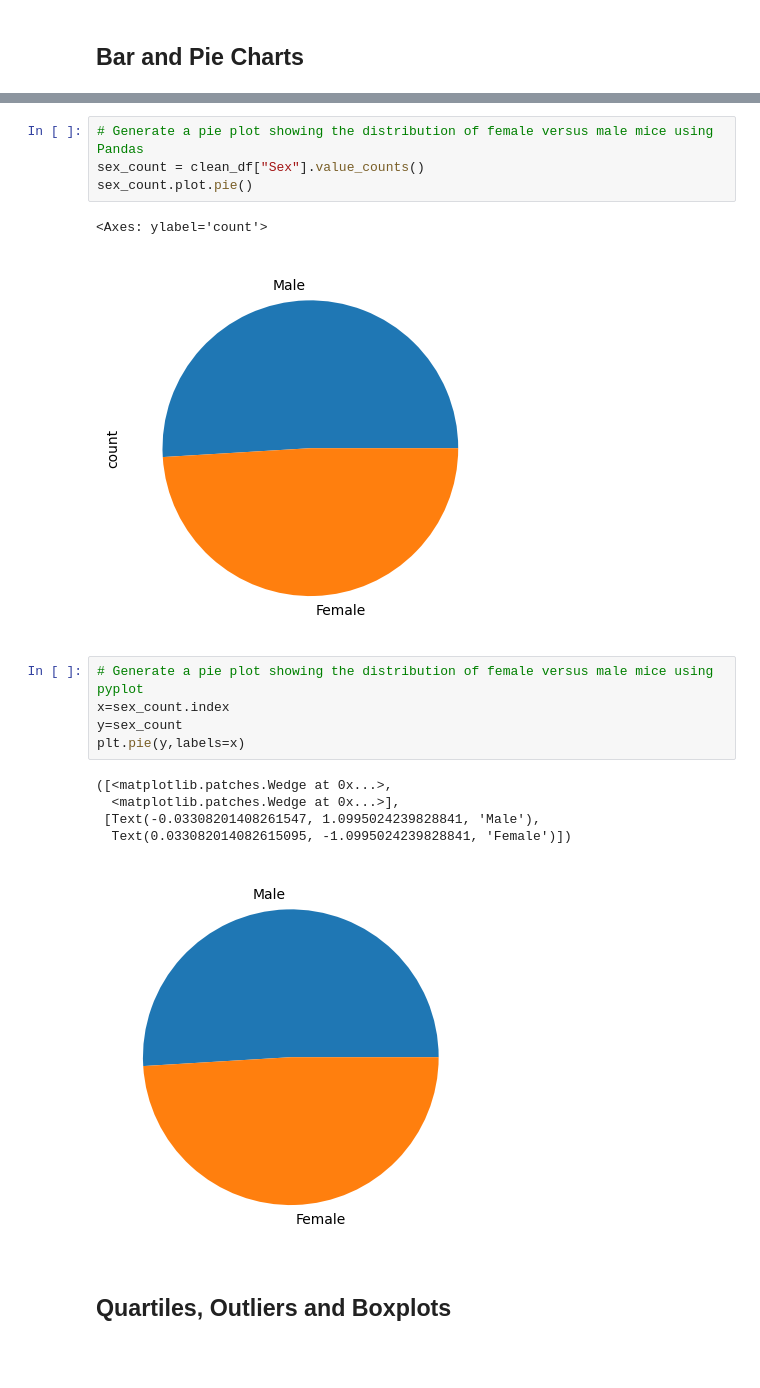
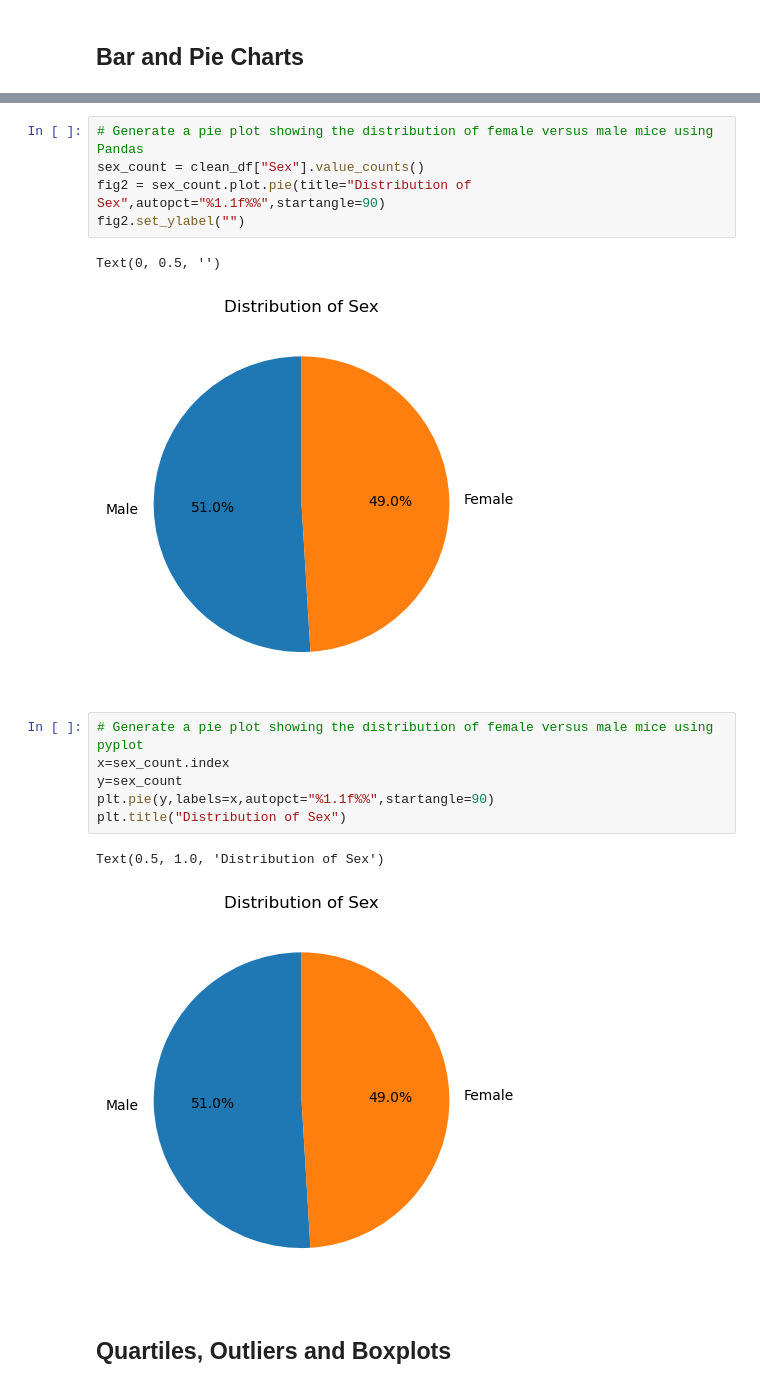
Before and after one commit to atjohnson1994/module-5-challenge, a Jupyter notebook: pymaceuticals.ipynb, the cells around one changed output, grey strips where cells are left out. Saved outputs shown, nothing was run; the diff lists cells and outputs as text; blank space fills up the shorter version.

```diff
--- a/pymaceuticals.ipynb
+++ b/pymaceuticals.ipynb
@@ -139,21 +137,20 @@ plt.bar(x,y)
 # %%
 # Generate a pie plot showing the distribution of female versus male mice using Pandas
 sex_count = clean_df["Sex"].value_counts()
-sex_count.plot.pie()
+fig2 = sex_count.plot.pie(title="Distribution of Sex",autopct="%1.1f%%",startangle=90)
+fig2.set_ylabel("")
 # %% [output]
-<Axes: ylabel='count'>
+Text(0, 0.5, '')
-[figure, old version]
+[figure, new version]
 # %%
 # Generate a pie plot showing the distribution of female versus male mice using pyplot
 x=sex_count.index
 y=sex_count
-plt.pie(y,labels=x)
+plt.pie(y,labels=x,autopct="%1.1f%%",startangle=90)
+plt.title("Distribution of Sex")
 # %% [output]
-([<matplotlib.patches.Wedge at 0x...>,
-  <matplotlib.patches.Wedge at 0x...>],
- [Text(-0.03308201408261547, 1.0995024239828841, 'Male'),
-  Text(0.033082014082615095, -1.0995024239828841, 'Female')])
+Text(0.5, 1.0, 'Distribution of Sex')
-[figure, old version]
+[figure, new version]
 # %% [markdown]
 ## Quartiles, Outliers and Boxplots
 # %%
```
Also changed, not shown: parts of 21 cells of this notebook.
